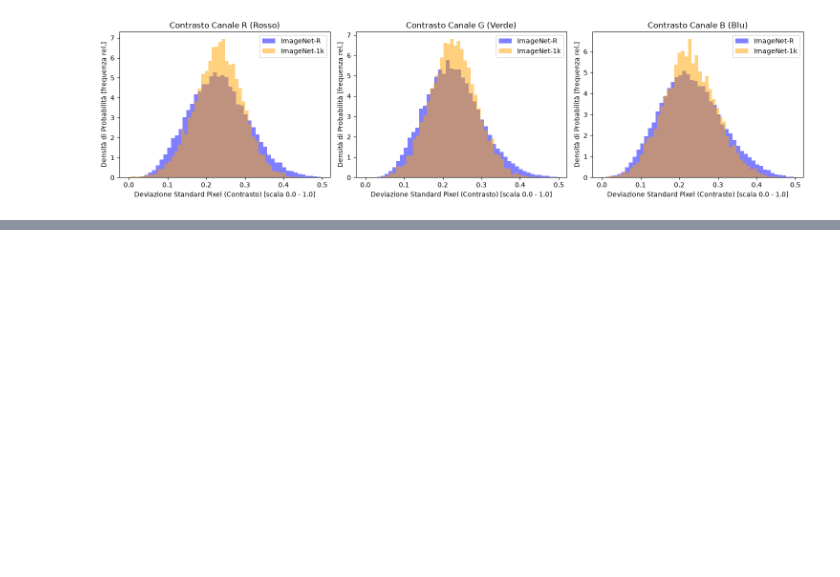
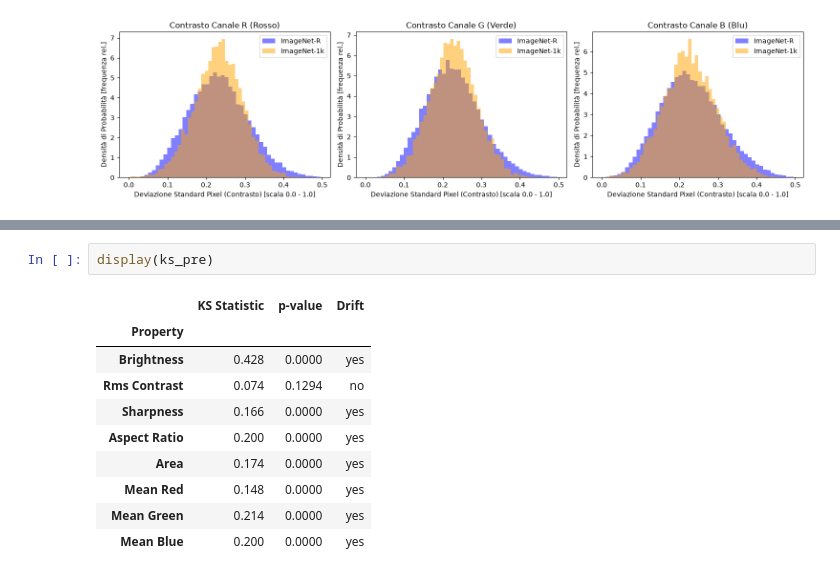
Before and after one commit to spitfire233/DataDrift-Project, a Jupyter notebook: dataset_analysis.ipynb, the cells around one changed output, grey strips where cells are left out. Saved outputs shown, nothing was run; the diff lists cells and outputs as text; blank space fills up the shorter version.

```diff
--- a/dataset_analysis.ipynb
+++ b/dataset_analysis.ipynb
@@ -274,0 +299,13 @@ plt.show()
+# %%
+display(ks_pre)
+# %% [output]
+|  | KS Statistic | p-value | Drift |
+| Property |  |  |  |
+| Brightness | 0.428 | 0.0000 | yes |
+| Rms Contrast | 0.074 | 0.1294 | no |
+| Sharpness | 0.166 | 0.0000 | yes |
+| Aspect Ratio | 0.200 | 0.0000 | yes |
+| Area | 0.174 | 0.0000 | yes |
+| Mean Red | 0.148 | 0.0000 | yes |
+| Mean Green | 0.214 | 0.0000 | yes |
+| Mean Blue | 0.200 | 0.0000 | yes |
```
Also changed, not shown: parts of 5 cells of this notebook, 1 other file.
